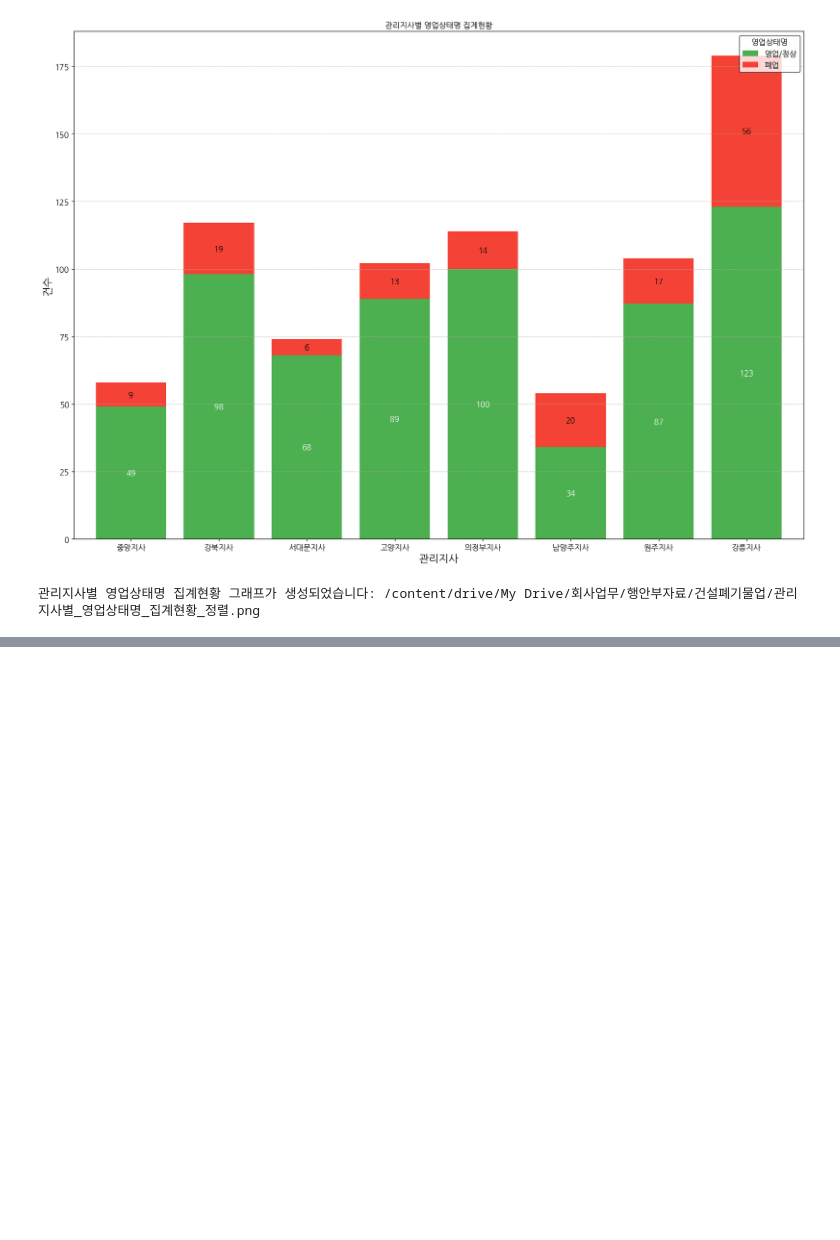
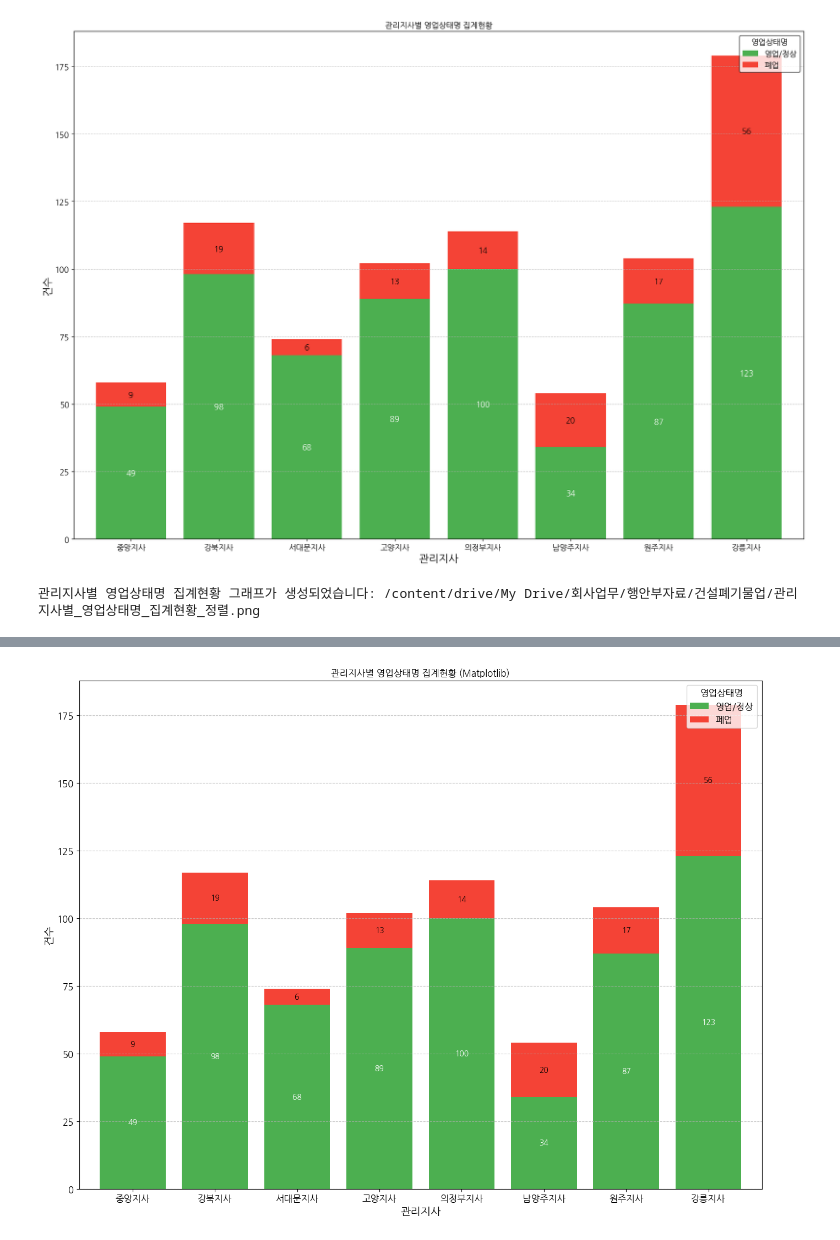
Before and after one commit to heebonpark/git-test, a Jupyter notebook: 건설폐기물업매핑ipynb.ipynb, the cells around one changed output, grey strips where cells are left out. Drawn from its saved outputs; the diff is of its cells as text; code cells hidden in the pictures; blank space fills up the shorter version.

Commit message:
Colab을 통해 생성됨

```diff
--- a/건설폐기물업매핑ipynb.ipynb
+++ b/건설폐기물업매핑ipynb.ipynb
@@ -2935,3 +2935,98 @@ fonts-nanum is already the newest version (20200506-1).
 강릉지사     123  56
 [figure]
 관리지사별 영업상태명 집계현황 그래프가 생성되었습니다: /content/drive/My Drive/회사업무/행안부자료/건설폐기물업/관리지사별_영업상태명_집계현황_정렬.png
+# %%
+import pandas as pd
+import matplotlib.pyplot as plt
+from google.colab import drive
+import os
+import matplotlib.font_manager as fm
+import plotly.express as px
+import plotly.io as pio
+from plotly.subplots import make_subplots
+import plotly.graph_objs as go
+
+# 한글 폰트 설치 및 설정
+!apt-get install -y fonts-nanum
+!fc-cache -fv
+
+# 한글 폰트 설정
+font_path = '/usr/share/fonts/truetype/nanum/NanumGothic.ttf'
+fontprop = fm.FontProperties(fname=font_path, size=12)
+plt.rcParams['font.family'] = 'NanumGothic'
+plt.rcParams['axes.unicode_minus'] = False  # 마이너스 폰트 설정
+
+# 구글 드라이브를 마운트합니다.
+drive.mount('/content/drive', force_remount=True)
+
+# 정확한 파일 경로 입력
+file_path = '/content/drive/My Drive/회사업무/행안부자료/건설폐기물업/건설폐기물업 전체_최종결과물.xlsx'
+
+if not os.path.exists(file_path):
+    raise FileNotFoundError(f"{file_path} 파일이 존재하지 않습니다. 경로를 확인하세요.")
+
+# 데이터 프레임 읽기
+df_filtered_sorted = pd.read_excel(file_path)
+
+# '중앙' 지사 및 'Unknown' 제외
+df_filtered_sorted = df_filtered_sorted[(df_filtered_sorted['관리지사'] != 'Unknown') &
+                                        (df_filtered_sorted['SP담당'] != 'Unknown')]
+
+# '영업/정상'과 '폐업' 상태만 필터링
+df_filtered_sorted = df_filtered_sorted[df_filtered_sorted['영업상태명'].isin(['영업/정상', '폐업'])]
+
+# 매핑된 데이터만 필터링
+df_filtered_sorted = df_filtered_sorted.dropna(subset=['관리지사', 'SP담당'])
+
+# 관리지사별로 집계
+grouped_df = df_filtered_sorted.groupby(['관리지사', '영업상태명']).size().unstack(fill_value=0)
+
+# 원하는 순서로 관리지사 정렬
+desired_order = ['중앙지사', '강북지사', '서대문지사', '고양지사', '의정부지사', '남양주지사', '원주지사', '강릉지사']
+grouped_df = grouped_df.reindex(desired_order)
+
+# 시각화 1: 막대 그래프 (Matplotlib)
+fig1, ax1 = plt.subplots(figsize=(16, 12))
+colors = ['#4caf50', '#f44336']  # 영업/정상 = 녹색, 폐업 = 빨간색
+
+bars1 = grouped_df.plot(kind='bar', stacked=True, ax=ax1, color=colors, width=0.8)
+
+ax1.set_title('관리지사별 영업상태명 집계현황 (Matplotlib)', fontsize=18, fontproperties=fontprop)
+ax1.set_xlabel('관리지사', fontsize=14, fontproperties=fontprop)
+ax1.set_ylabel('건수', fontsize=14, fontproperties=fontprop)
+plt.xticks(fontsize=12, fontproperties=fontprop, rotation=0, ha='center')
+plt.yticks(fontsize=12, fontproperties=fontprop)
+
+for container in bars1.containers:
+    bars1.bar_label(container, label_type='center', fontsize=10, fontproperties=fontprop, color='white' if container.get_label() == '영업/정상' else 'black')
+
+handles, labels = ax1.get_legend_handles_labels()
+legend1 = ax1.legend(handles, labels, title='영업상태명', fontsize=12, title_fontsize='14', prop=fontprop, loc='upper right')
+plt.setp(legend1.get_title(), fontproperties=fontprop)
+
+ax1.grid(True, axis='y', linestyle='--', alpha=0.7)
+
+plt.show()
+
+# 시각화 2: 파이차트 (Plotly)
+fig2 = make_subplots(rows=2, cols=4, specs=[[{'type':'domain'}]*4]*2, subplot_titles=grouped_df.index)
+
+for i, col in enumerate(grouped_df.index):
+    row = i // 4 + 1
+    col_idx = i % 4 + 1
+    fig2.add_trace(go.Pie(labels=grouped_df.columns, values=grouped_df.loc[col], name=col), row=row, col=col_idx)
+
+fig2.update_traces(hole=.4, hoverinfo="label+percent+name")
+fig2.update_layout(title_text="관리지사별 영업상태명 집계현황 (Plotly Pie Chart)", font=dict(family="NanumGothic"))
+
+# 시각화 3: 인터랙티브 바 차트 (Plotly)
+fig3 = px.bar(grouped_df.reset_index(), x='관리지사', y=grouped_df.columns, title='관리지사별 영업상태명 집계현황 (Plotly Bar Chart)',
+              labels={'value':'건수', 'variable':'영업상태명'}, barmode='stack')
+fig3.update_layout(font=dict(family="NanumGothic"))
+
+# 모든 그래프를 HTML로 저장
+pio.write_html(fig2, file='/content/drive/My Drive/회사업무/행안부자료/건설폐기물업/시각화_파이차트.html', auto_open=True)
+pio.write_html(fig3, file='/content/drive/My Drive/회사업무/행안부자료/건설폐기물업/시각화_바차트.html', auto_open=True)
+
+print(f"HTML 파일로 저장된 시각화: {fig2}, {fig3}")
+# %% [output]
@@ -2937,0 +3050 @@ fonts-nanum is already the newest version (20200506-1).
+[figure, added]
```
Also changed, not shown: parts of 5 cells of this notebook.
